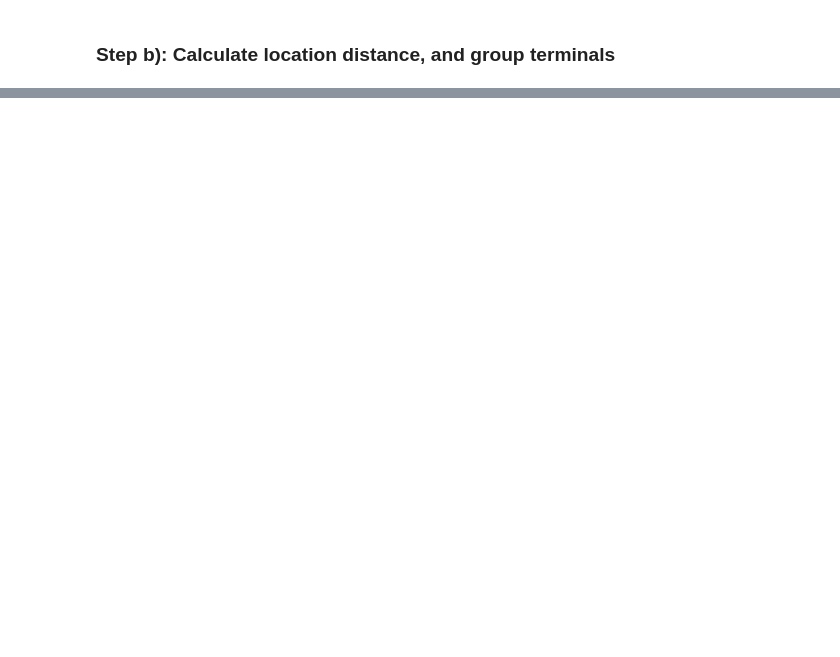
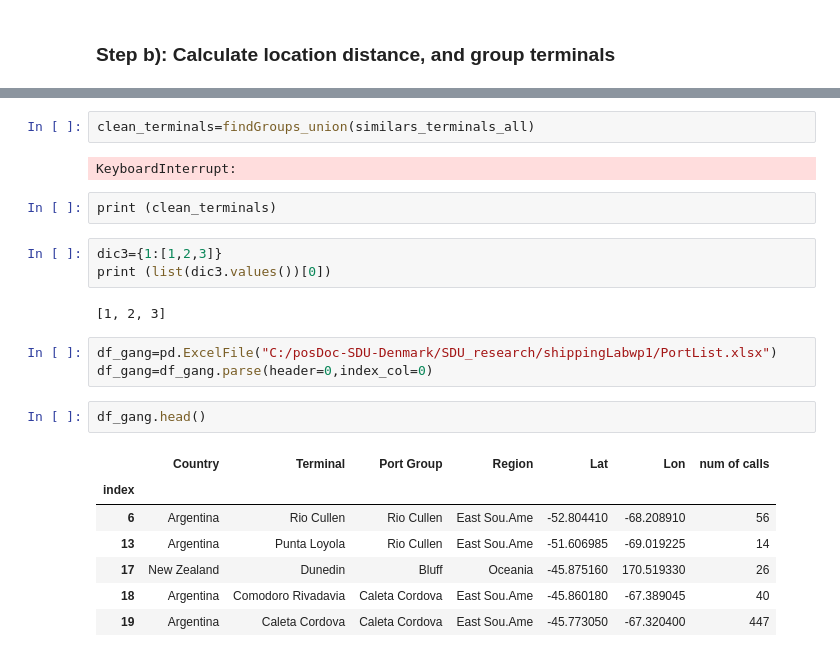
Before and after one commit to jiejie168/ShippingLab_WP1_2_Jie, a Jupyter notebook: journeyPorts_group_display.ipynb, the cells around one changed output, grey strips where cells are left out. Drawn from its saved outputs; the diff is of its cells as text; blank space fills up the shorter version.

```diff
--- a/journeyPorts_group_display.ipynb
+++ b/journeyPorts_group_display.ipynb
@@ -276,0 +357,24 @@ df_similar.head(10)
+# %%
+clean_terminals=findGroups_union(similars_terminals_all)
+# %% [output]
+KeyboardInterrupt:
+# %%
+print (clean_terminals)
+# %%
+dic3={1:[1,2,3]}
+print (list(dic3.values())[0])
+# %% [output]
+[1, 2, 3]
+# %%
+df_gang=pd.ExcelFile("C:/posDoc-SDU-Denmark/SDU_research/shippingLabwp1/PortList.xlsx")
+df_gang=df_gang.parse(header=0,index_col=0)
+# %%
+df_gang.head()
+# %% [output]
+|  | Country | Terminal | Port Group | Region | Lat | Lon | num of calls |
+| index |  |  |  |  |  |  |  |
+| 6 | Argentina | Rio Cullen | Rio Cullen | East Sou.Ame | -52.804410 | -68.208910 | 56 |
+| 13 | Argentina | Punta Loyola | Rio Cullen | East Sou.Ame | -51.606985 | -69.019225 | 14 |
+| 17 | New Zealand | Dunedin | Bluff | Oceania | -45.875160 | 170.519330 | 26 |
+| 18 | Argentina | Comodoro Rivadavia | Caleta Cordova | East Sou.Ame | -45.860180 | -67.389045 | 40 |
+| 19 | Argentina | Caleta Cordova | Caleta Cordova | East Sou.Ame | -45.773050 | -67.320400 | 447 |
```
Also changed, not shown: parts of 11 cells of this notebook.
